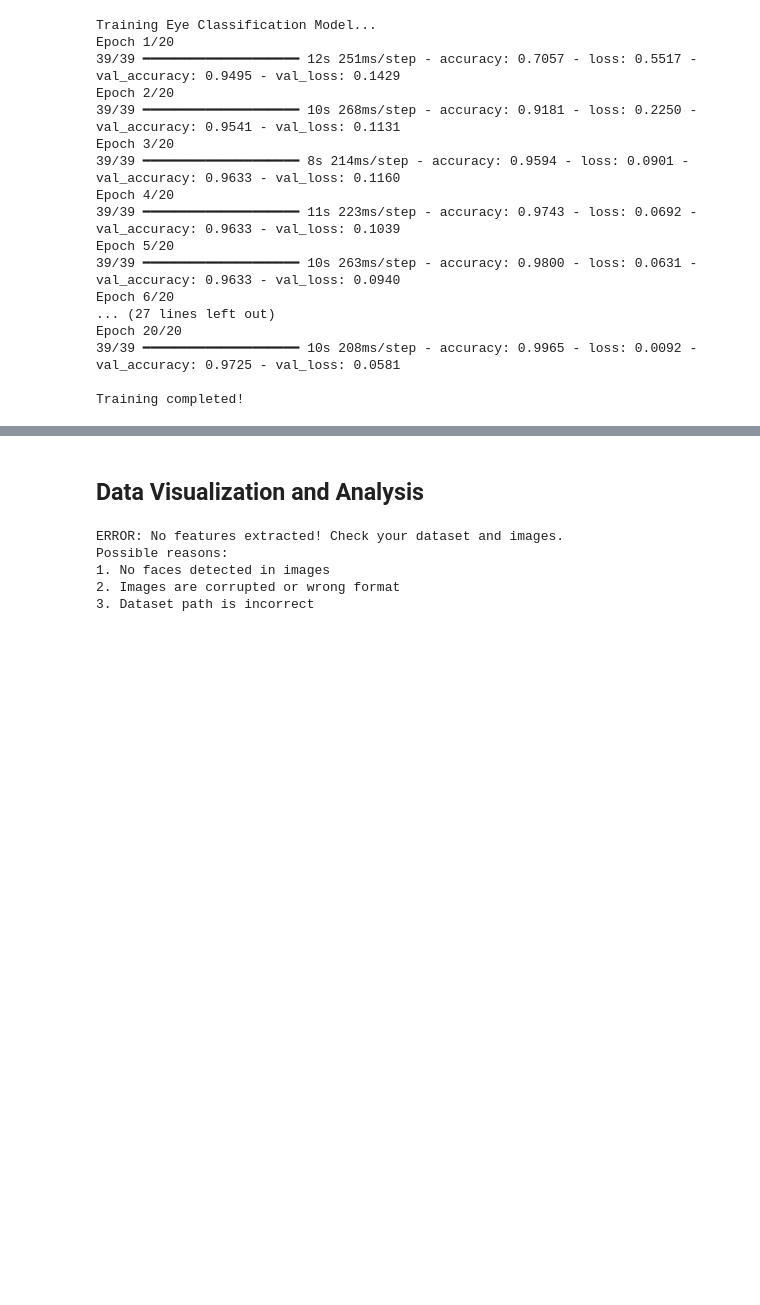
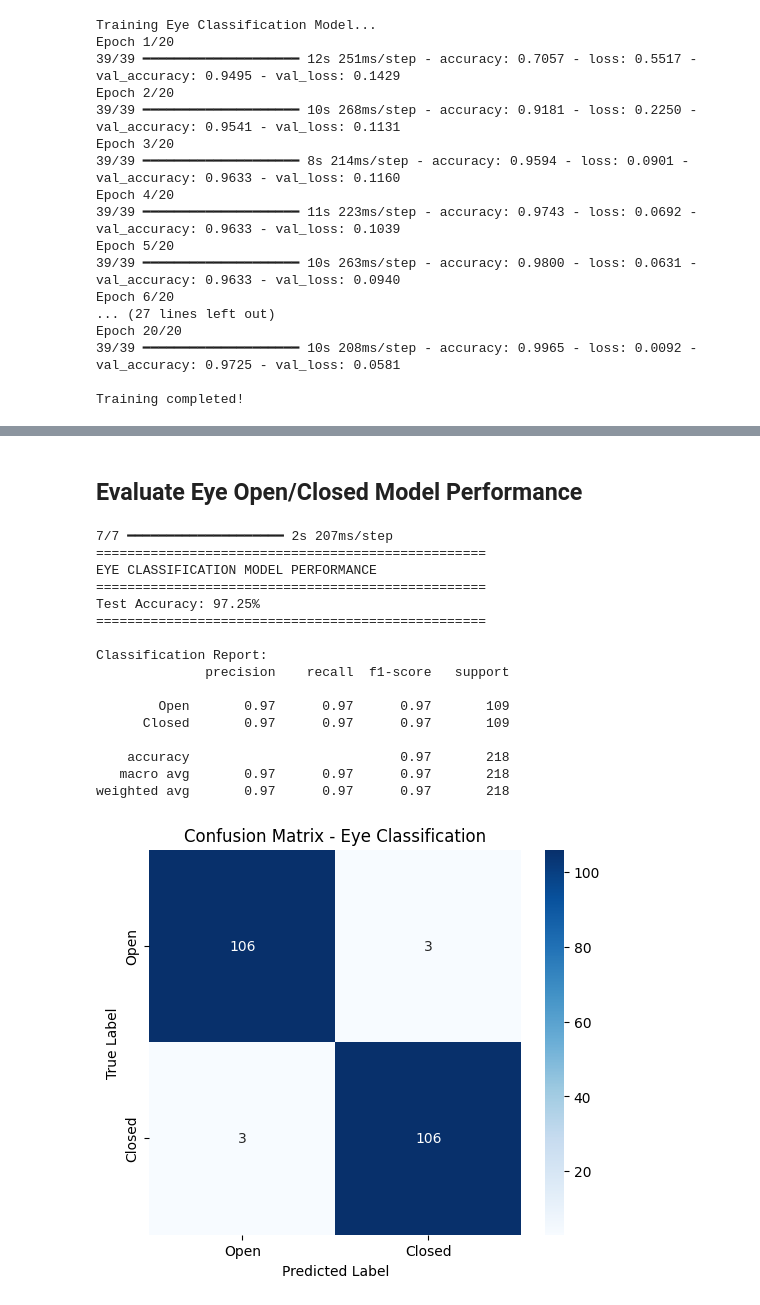
Before and after one commit to avindumihisara0229-code/ErgoSense, a Jupyter notebook: Drowsiness_Detection.ipynb, the cells around one changed output, grey strips where cells are left out. Saved outputs shown, nothing was run; the diff lists cells and outputs as text; code cells hidden in the pictures; blank space fills up the shorter version.

Commit message:
Evaluate eye classification model performance

```diff
--- a/Drowsiness_Detection.ipynb
+++ b/Drowsiness_Detection.ipynb
@@ -485,24 +243,46 @@ Drowsy samples: 0
-# %% [markdown]
-## Data Visualization and Analysis
-# %%
-# Check if data extraction was successful
-if len(X_train) == 0:
-    print("ERROR: No features extracted! Check your dataset and images.")
-    print("Possible reasons:")
-    print("1. No faces detected in images")
-    print("2. Images are corrupted or wrong format")
-    print("3. Dataset path is incorrect")
-else:
-    # Create a DataFrame for easier analysis
-    df_train = pd.DataFrame(X_train, columns=['EAR', 'MAR'])
-    df_train['Label'] = y_train
-    df_train['State'] = df_train['Label'].map({0: 'Alert', 1: 'Drowsy'})
-
-    print("Training Data Statistics:")
-    print(df_train.groupby('State').describe())
-# %% [output]
-ERROR: No features extracted! Check your dataset and images.
-Possible reasons:
-1. No faces detected in images
-2. Images are corrupted or wrong format
-3. Dataset path is incorrect
+# %% [markdown]
+## Evaluate Eye Open/Closed Model Performance
+# %%
+# Evaluate model
+y_pred_eye_prob = eye_model.predict(X_test_eye)
+y_pred_eye = (y_pred_eye_prob > 0.5).astype(int).flatten()
+
+eye_accuracy = accuracy_score(y_test_eye, y_pred_eye)
+
+print("="*50)
+print("EYE CLASSIFICATION MODEL PERFORMANCE")
+print("="*50)
+print(f"Test Accuracy: {eye_accuracy * 100:.2f}%")
+print("="*50)
+
+print("\nClassification Report:")
+print(classification_report(y_test_eye, y_pred_eye, target_names=['Open', 'Closed']))
+
+# Confusion Matrix
+cm_eye = confusion_matrix(y_test_eye, y_pred_eye)
+plt.figure(figsize=(6, 5))
+sns.heatmap(cm_eye, annot=True, fmt='d', cmap='Blues',
+            xticklabels=['Open', 'Closed'],
+            yticklabels=['Open', 'Closed'])
+plt.title('Confusion Matrix - Eye Classification')
+plt.ylabel('True Label')
+plt.xlabel('Predicted Label')
+plt.show()
+# %% [output]
+7/7 ━━━━━━━━━━━━━━━━━━━━ 2s 207ms/step
+==================================================
+EYE CLASSIFICATION MODEL PERFORMANCE
+==================================================
+Test Accuracy: 97.25%
+==================================================
+
+Classification Report:
+              precision    recall  f1-score   support
+
+        Open       0.97      0.97      0.97       109
+      Closed       0.97      0.97      0.97       109
+
+    accuracy                           0.97       218
+   macro avg       0.97      0.97      0.97       218
+weighted avg       0.97      0.97      0.97       218
+[figure, added]
```
Also changed, not shown: parts of 11 cells of this notebook.
